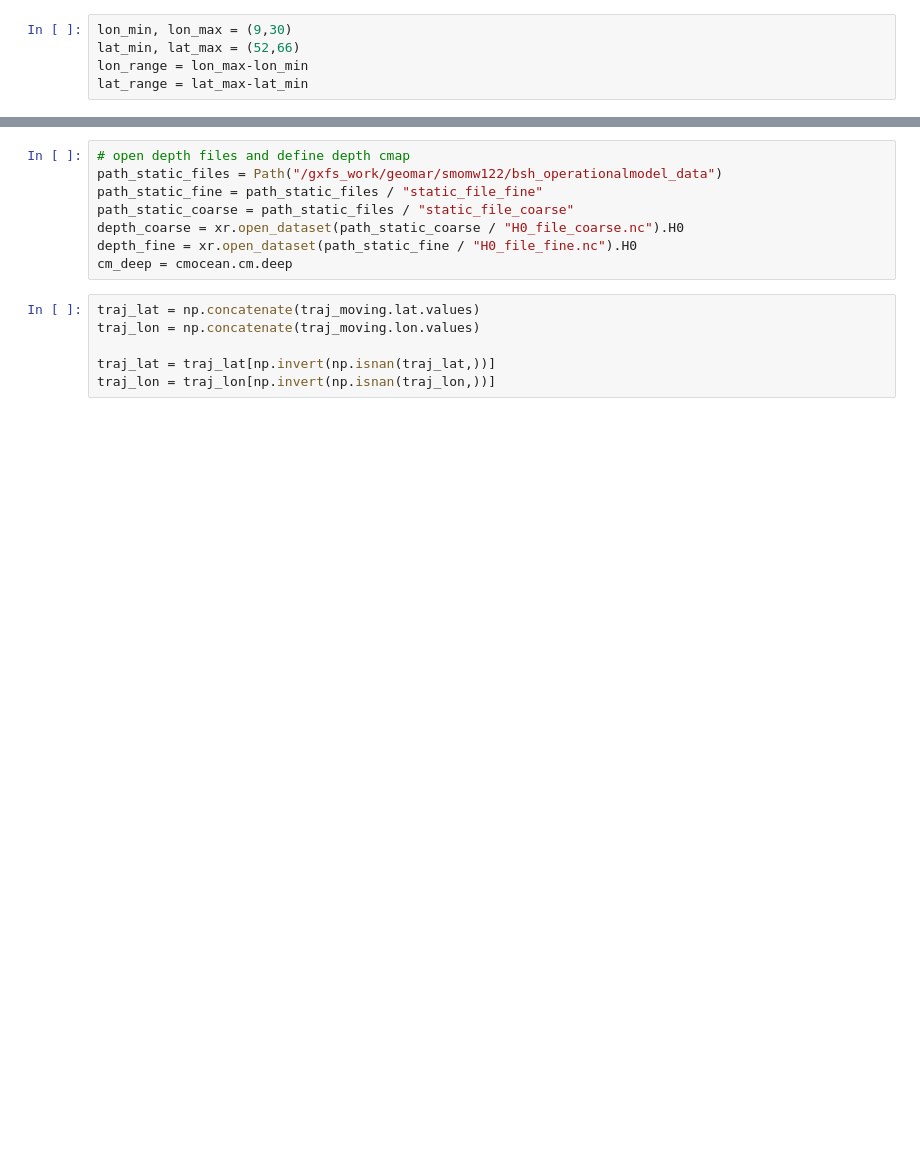
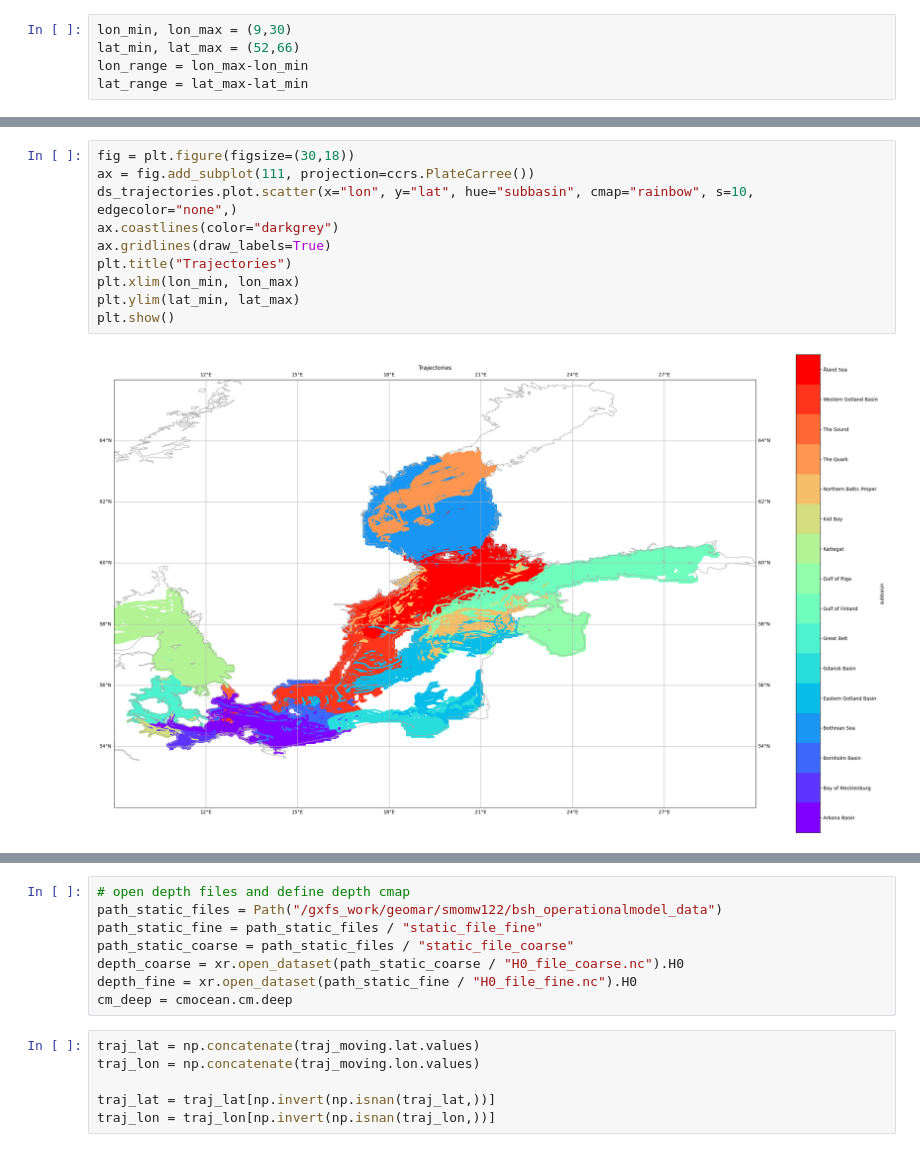
Before and after one commit to geomar-od-lagrange/2025_fucus-dispersal, a Jupyter notebook: notebooks/FucusVisualization.ipynb, the cells around one changed output, grey strips where cells are left out. Cells and saved outputs as stored; diff of their text form; blank space fills up the shorter version.

```diff
--- a/notebooks/FucusVisualization.ipynb
+++ b/notebooks/FucusVisualization.ipynb
@@ -170,3 +220,15 @@ plt.show()
+# %%
+fig = plt.figure(figsize=(30,18))
+ax = fig.add_subplot(111, projection=ccrs.PlateCarree())
+ds_trajectories.plot.scatter(x="lon", y="lat", hue="subbasin", cmap="rainbow", s=10, edgecolor="none",)
+ax.coastlines(color="darkgrey")
+ax.gridlines(draw_labels=True)
+plt.title("Trajectories")
+plt.xlim(lon_min, lon_max)
+plt.ylim(lat_min, lat_max)
+plt.show()
+# %% [output]
+[figure, added]
 # %%
 fig = plt.figure(figsize=(30,18))
 ax = fig.add_subplot(111, projection=ccrs.PlateCarree())
```
Also changed, not shown: parts of 61 cells of this notebook.
